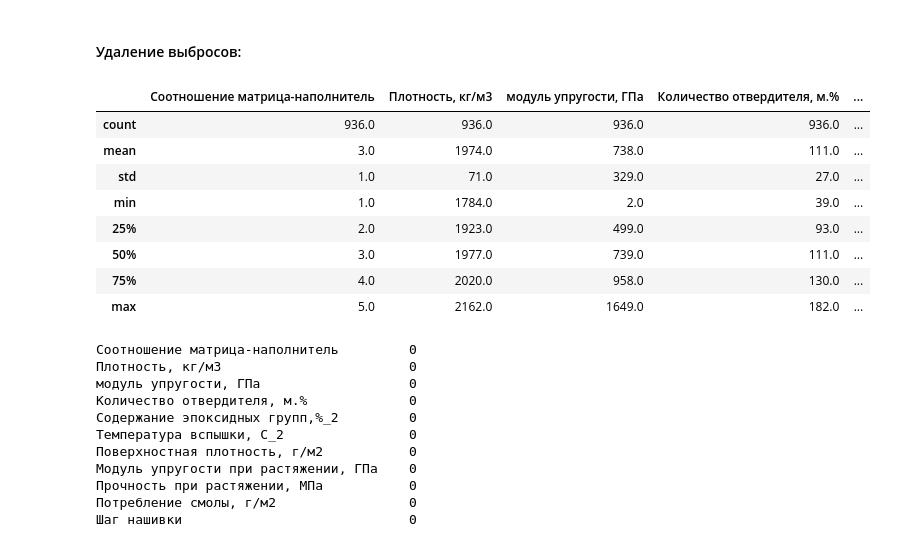
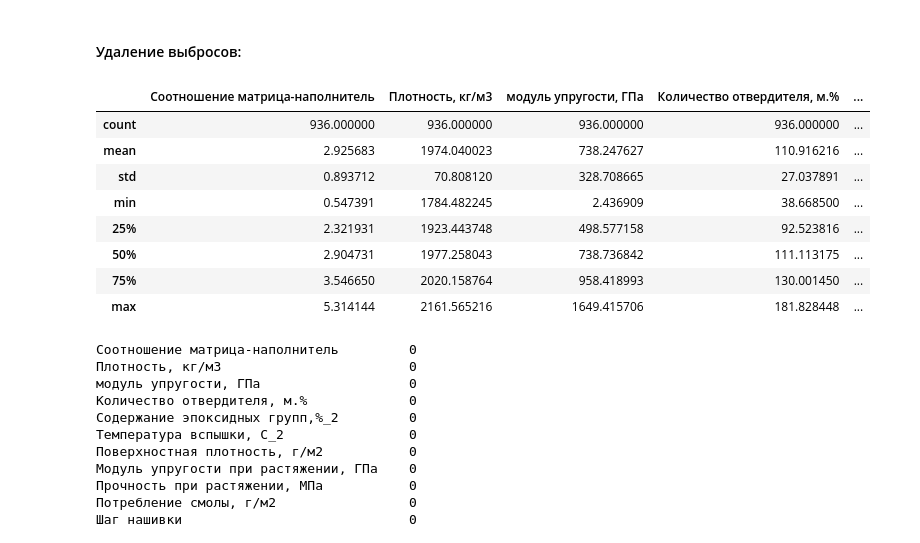
Before and after one commit to HoAndre/FQW, a Jupyter notebook: FQW.ipynb, the cells around one changed output. Cells and saved outputs as stored; diff of their text form; code cells hidden in the pictures.

```diff
--- a/FQW.ipynb
+++ b/FQW.ipynb
@@ -131,5 +131,5 @@ for col in df.columns:
 #### Построение диаграмм "Ящик с усами" для анализа выбросов данных:
 # %%
 for col in df.columns:
-    sns.catplot(x=col, data=df, kind="box", height=2, width=0.2, aspect=5, linewidth=1, color="g")
+    sns.catplot(x=col, data=df, kind="box", height=2, width=0.2, aspect=4, linewidth=1, color="g")
 # %% [output]
@@ -201,17 +201,17 @@ df.isnull().sum().sum()
 #### Удаление выбросов:
 # %%
 df=df.dropna()
-round(df.describe())
+df.describe()
 # %% [output]
 |  | Соотношение матрица-наполнитель | Плотность, кг/м3 | модуль упругости, ГПа | Количество отвердителя, м.% | ... |
-| count | 936.0 | 936.0 | 936.0 | 936.0 | ... |
-| mean | 3.0 | 1974.0 | 738.0 | 111.0 | ... |
-| std | 1.0 | 71.0 | 329.0 | 27.0 | ... |
-| min | 1.0 | 1784.0 | 2.0 | 39.0 | ... |
-| 25% | 2.0 | 1923.0 | 499.0 | 93.0 | ... |
-| 50% | 3.0 | 1977.0 | 739.0 | 111.0 | ... |
-| 75% | 4.0 | 2020.0 | 958.0 | 130.0 | ... |
-| max | 5.0 | 2162.0 | 1649.0 | 182.0 | ... |
+| count | 936.000000 | 936.000000 | 936.000000 | 936.000000 | ... |
+| mean | 2.925683 | 1974.040023 | 738.247627 | 110.916216 | ... |
+| std | 0.893712 | 70.808120 | 328.708665 | 27.037891 | ... |
+| min | 0.547391 | 1784.482245 | 2.436909 | 38.668500 | ... |
+| 25% | 2.321931 | 1923.443748 | 498.577158 | 92.523816 | ... |
+| 50% | 2.904731 | 1977.258043 | 738.736842 | 111.113175 | ... |
+| 75% | 3.546650 | 2020.158764 | 958.418993 | 130.001450 | ... |
+| max | 5.314144 | 2161.565216 | 1649.415706 | 181.828448 | ... |
 # %%
 df.isnull().sum()
 # %% [output]
```
Also changed, not shown: parts of 15 cells of this notebook, 5 other files.
